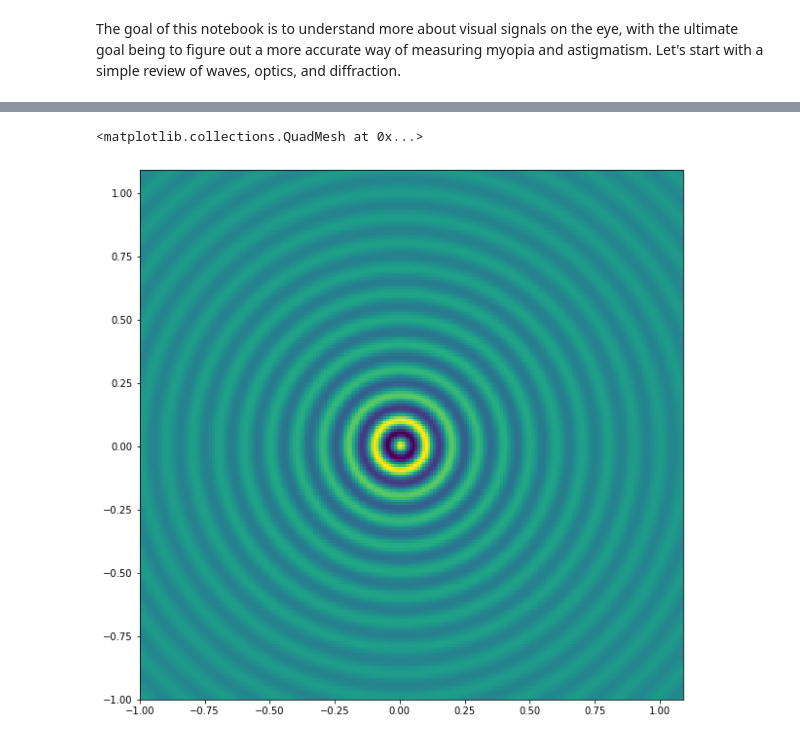
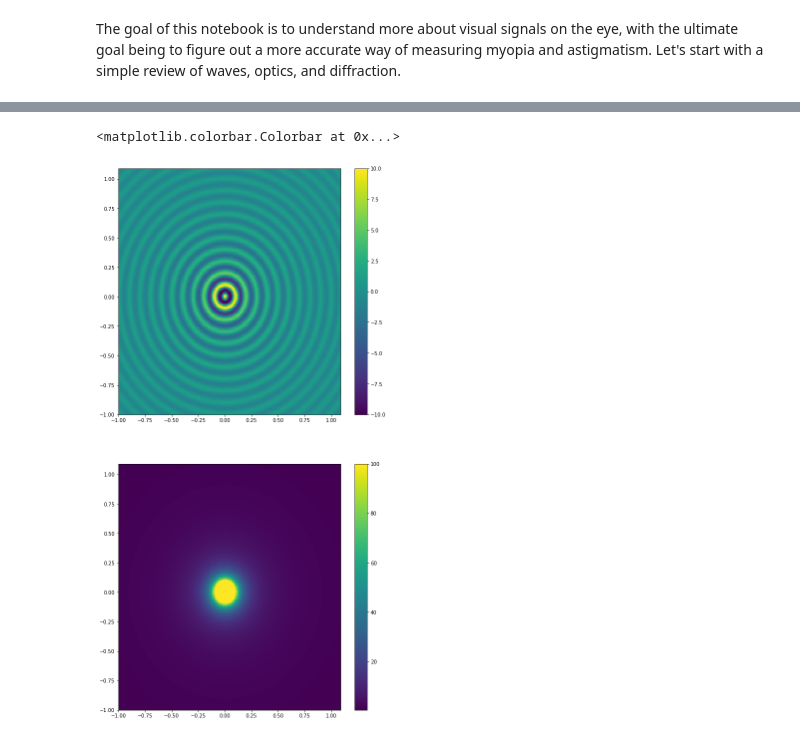
Before and after one commit to scottmsul/EyeSimulator, a Jupyter notebook: main.ipynb, the cells around one changed output, grey strips where cells are left out. Cells and saved outputs as stored; diff of their text form; code cells hidden in the pictures.

```diff
--- a/main.ipynb
+++ b/main.ipynb
@@ -9,11 +19,14 @@ import matplotlib.colors as colors
 # %%
 wavelength = 10
 k = wavelength*2*np.pi
 x,y = np.mgrid[-1:1.1:0.01, -1:1.1:0.01]
 r = np.sqrt(x**2 + y**2)
-z = np.real(np.exp(1.j*k*r)) * np.minimum(10, 1/r)
-fig, ax = plt.subplots(figsize=(10, 10))
-ax.pcolormesh(x, y, z)
+z = np.exp(1.j*k*r) * np.minimum(10, 1/r)
+fig, axs = plt.subplots(2, 1, figsize=(10, 20))
+im1 = axs[0].pcolormesh(x, y, np.real(z))
+im2 = axs[1].pcolormesh(x, y, np.real(z*np.conj(z)))
+fig.colorbar(im1, ax=axs[0])
+fig.colorbar(im2, ax=axs[1])
 # %% [output]
-<matplotlib.collections.QuadMesh at 0x...>
+<matplotlib.colorbar.Colorbar at 0x...>
-[figure, old version]
+[figure, new version]
```
Also changed, not shown: parts of 5 cells of this notebook.
